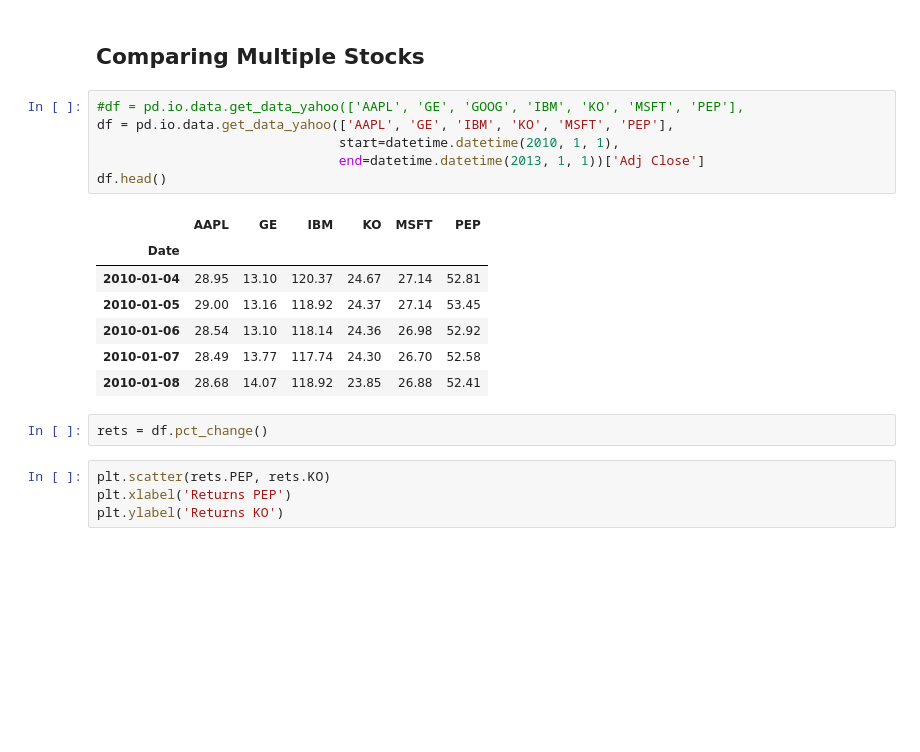
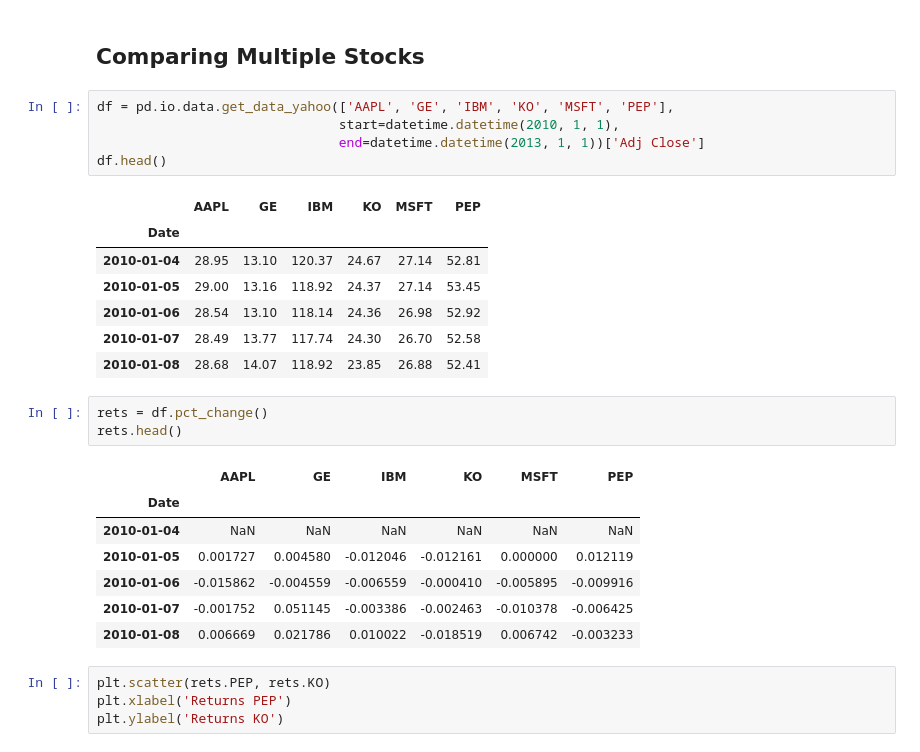
Before and after one commit to dtherrick/data-analysis-bootcamp, a Jupyter notebook: iPython/Section 4/Financial Analysis With Pandas.ipynb, the cells around one changed output. Cells and saved outputs as stored; diff of their text form; blank space fills up the shorter version.

```diff
--- a/iPython/Section 4/Financial Analysis With Pandas.ipynb
+++ b/iPython/Section 4/Financial Analysis With Pandas.ipynb
@@ -242,7 +248,6 @@ plt.legend()
 # %% [markdown]
 ## Comparing Multiple Stocks
 # %%
-#df = pd.io.data.get_data_yahoo(['AAPL', 'GE', 'GOOG', 'IBM', 'KO', 'MSFT', 'PEP'],
 df = pd.io.data.get_data_yahoo(['AAPL', 'GE', 'IBM', 'KO', 'MSFT', 'PEP'],
                                start=datetime.datetime(2010, 1, 1),
                                end=datetime.datetime(2013, 1, 1))['Adj Close']
@@ -257,6 +262,15 @@ df.head()
 | 2010-01-08 | 28.68 | 14.07 | 118.92 | 23.85 | 26.88 | 52.41 |
 # %%
 rets = df.pct_change()
+rets.head()
+# %% [output]
+|  | AAPL | GE | IBM | KO | MSFT | PEP |
+| Date |  |  |  |  |  |  |
+| 2010-01-04 | NaN | NaN | NaN | NaN | NaN | NaN |
+| 2010-01-05 | 0.001727 | 0.004580 | -0.012046 | -0.012161 | 0.000000 | 0.012119 |
+| 2010-01-06 | -0.015862 | -0.004559 | -0.006559 | -0.000410 | -0.005895 | -0.009916 |
+| 2010-01-07 | -0.001752 | 0.051145 | -0.003386 | -0.002463 | -0.010378 | -0.006425 |
+| 2010-01-08 | 0.006669 | 0.021786 | 0.010022 | -0.018519 | 0.006742 | -0.003233 |
 # %%
 plt.scatter(rets.PEP, rets.KO)
 plt.xlabel('Returns PEP')
```
Also changed, not shown: parts of 7 cells of this notebook, 6 other files.
